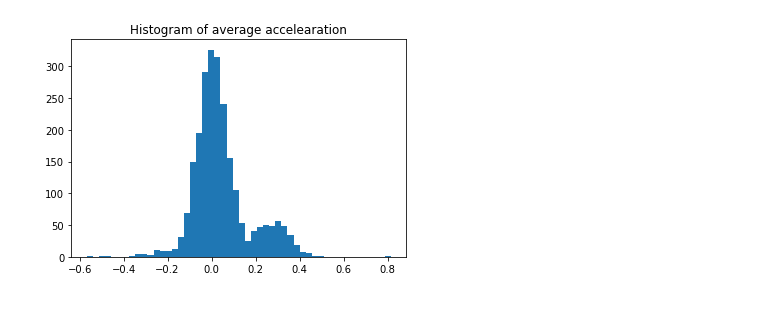
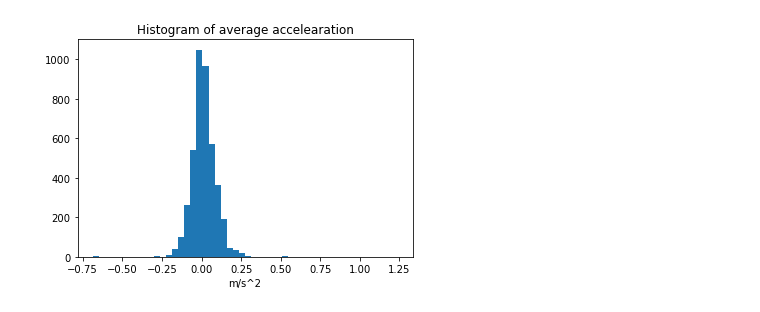
Before and after one commit to ryngray/model_ant_trajectories, a Jupyter notebook: Random_Walk_Models/Histograms.ipynb, the cells around one changed output. Cells and saved outputs as stored; diff of their text form; code cells hidden in the pictures.

```diff
--- a/Random_Walk_Models/Histograms.ipynb
+++ b/Random_Walk_Models/Histograms.ipynb
@@ -11,2 +96,2 @@ import traja
 # %%
-f = pd.read_csv("Minute_Trajectories.csv")
+f = pd.read_csv("../../Minute_Trajectories_3.csv")
@@ -24,0 +197,25 @@ print(np.shape(f))
+# %%
+s_only = f[['minute_id','s']]
+s_mean = s_only.groupby(['minute_id']).agg(lambda x:x.value_counts().index[0])
+print(s_mean.keys())
+# print(np.shape(s_mean['x']))
+
+# print(s_mean['x'][0:10])
+
+s_mean_rchoice = []
+for x in s_mean['s']:
+    try:
+        if(np.shape(x)[0] > 1):
+            s_mean_rchoice.append(np.random.choice(x))
+        else:
+            s_mean_rchoice.append(x)
+    except:
+        s_mean_rchoice.append(x)
+
+print(s_mean_rchoice[0:10])
+
+plt.hist(s_mean_rchoice,bins=50)
+plt.title("Histogram of mode of speed")
+plt.xlabel("m/s")
+plt.savefig("mode_speed.png")
+plt.show()
@@ -33,0 +236,9 @@ plt.show()
+# %%
+f_np = np.asarray(f)
+xs = np.subtract(f_np[0:-1,1],f_np[1:,1])
+ys = np.subtract(f_np[0:-1,2],f_np[1:,2])
+speed = np.divide(np.subtract(np.power(xs, 2), np.power(ys, 2)),np.subtract(f_np[0:-1,3],f_np[1:,3]))
+print(np.shape(speed))
+acc = np.divide(np.subtract(f_np[1:,6], f_np[:-1,6]),np.subtract(f_np[1:,3],f_np[:-1,3]))
+acc = np.insert(acc, 0,0)
+f['a'] = acc
@@ -33,0 +247,5 @@ plt.show()
+# %%
+angle = np.arctan2(np.subtract(f_np[0:-1,2],f_np[1:,2]),np.subtract(f_np[0:-1,1],f_np[1:,1]))
+angle = np.insert(angle, 0,0)
+deg = [math.degrees(x) for x in angle]
+f['ang'] = deg
@@ -43,9 +273,10 @@ plt.show()
 # %%
 a_mean = f.groupby(['minute_id']).mean()['a']
 
 plt.hist(a_mean,bins=50)
 plt.title("Histogram of average accelearation")
+plt.xlabel("m/s^2")
 plt.savefig("av_acc.png")
 plt.show()
 # %% [output]
-[figure, old version]
+[figure, new version]
```
Also changed, not shown: parts of 62 cells of this notebook.
